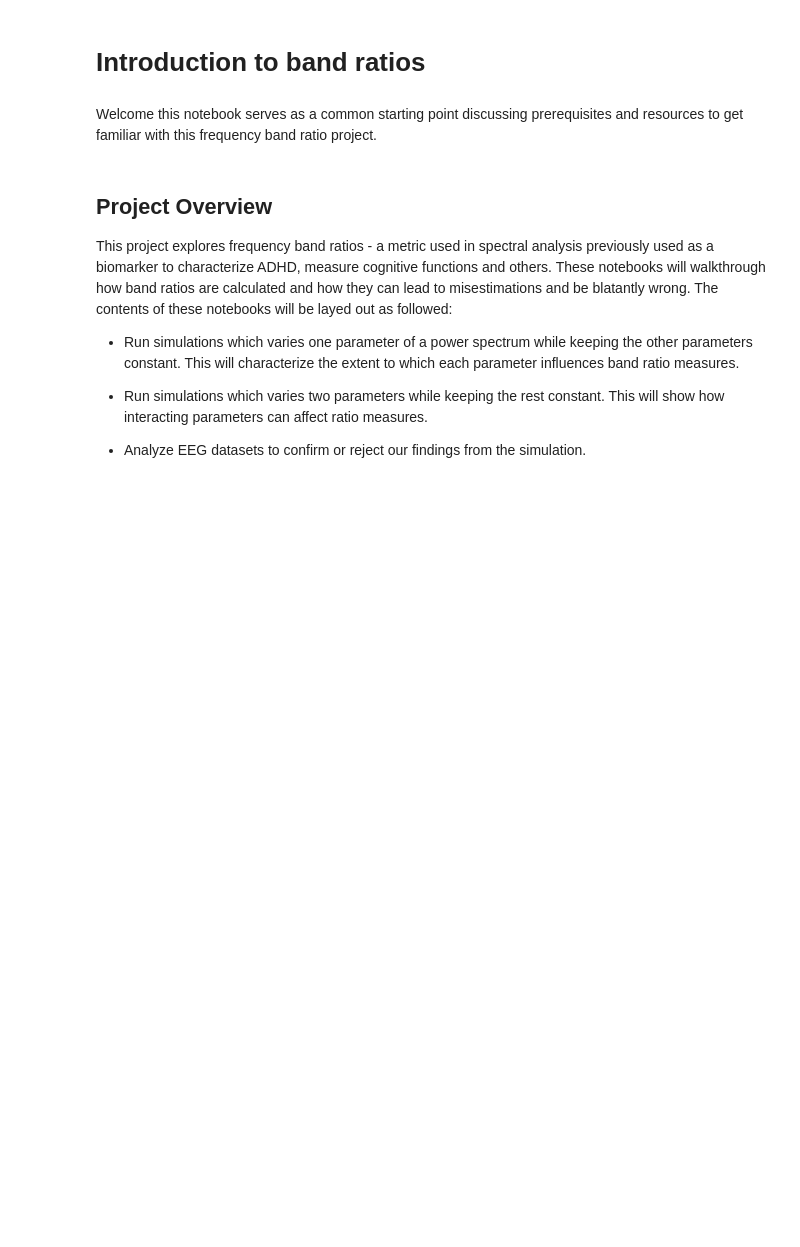
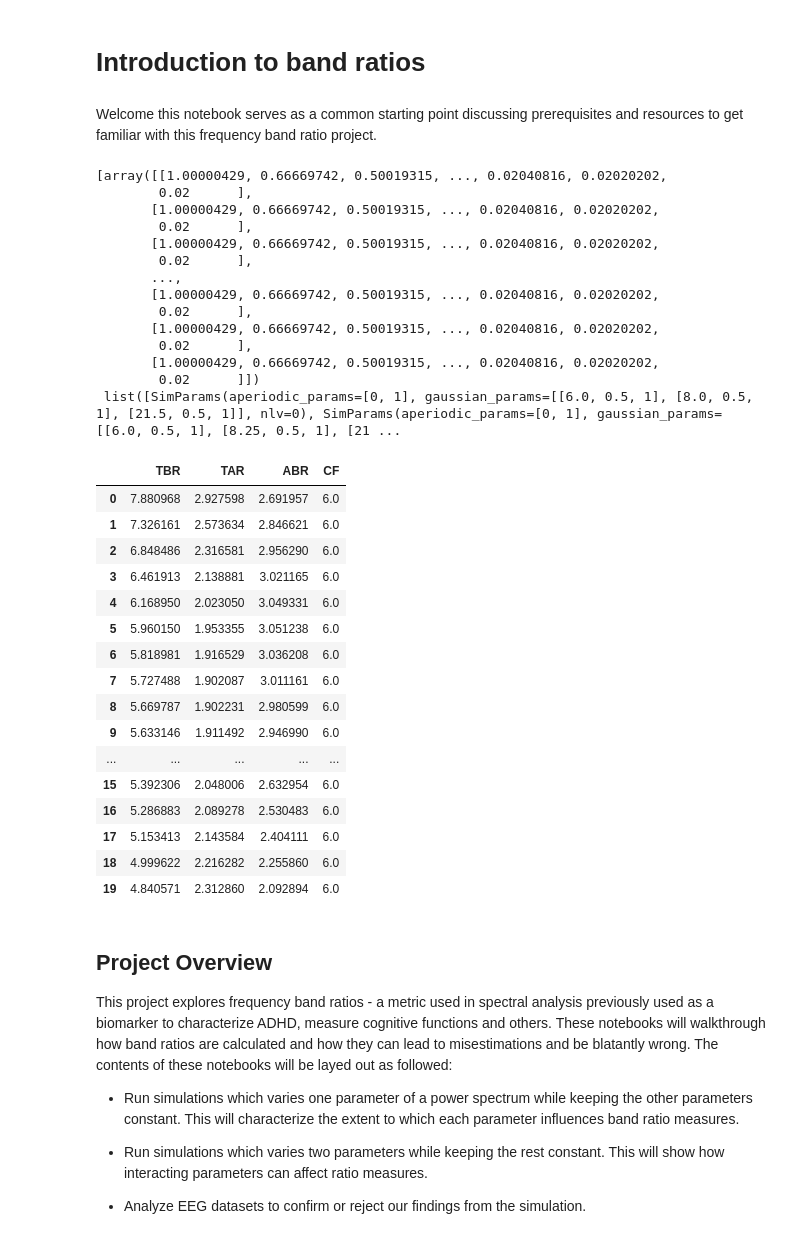
Before and after one commit to voytekresearch/BandRatios, a Jupyter notebook: notebooks/0-Band-Ratio_Introduction.ipynb, the cells around one changed output. Saved outputs shown, nothing was run; the diff lists cells and outputs as text; code cells hidden in the pictures; blank space fills up the shorter version.

Commit message:
generalized single param plotting

```diff
--- a/notebooks/0-Band-Ratio_Introduction.ipynb
+++ b/notebooks/0-Band-Ratio_Introduction.ipynb
@@ -20,3 +19,63 @@ from ratios import calc_band_ratio
+# %%
+import pandas as pd
+def prep_single_sims(data, varied_param, spectral_param=1):
+    tbr = []
+    tar = []
+    abr = []
+
+    freqs = gen_freqs(FREQ_RANGE, FREQ_RES)
+    param_values = []
+    param_array = np.asarray(data[1])
+    print(data)
+    for val in param_array:
+        param_values.append(np.array(val[spectral_param])[SINGLE_SIM_PARAM_IND[varied_param]])
+
+    for param in data[0]:
+        tbr.append(calc_theta_beta_ratio(freqs, param))
+        tar.append(calc_theta_alpha_ratio(freqs, param))
+        abr.append(calc_alpha_beta_ratio(freqs, param))
+
+    # Make DataFrame of Center Frequencies and coresponding ratio values
+    cols = np.array([tbr, tar, abr,param_values]).T.tolist()
+
+    df = pd.DataFrame(cols, columns=["TBR","TAR","ABR", varied_param])
+
+    return df
+# %%
+a_shift = np.load('../dat/single_param_sims/shifting_alpha.npy')
+prep_single_sims(a_shift, "CF")
+# %% [output]
+[array([[1.00000429, 0.66669742, 0.50019315, ..., 0.02040816, 0.02020202,
+        0.02      ],
+       [1.00000429, 0.66669742, 0.50019315, ..., 0.02040816, 0.02020202,
+        0.02      ],
+       [1.00000429, 0.66669742, 0.50019315, ..., 0.02040816, 0.02020202,
+        0.02      ],
+       ...,
+       [1.00000429, 0.66669742, 0.50019315, ..., 0.02040816, 0.02020202,
+        0.02      ],
+       [1.00000429, 0.66669742, 0.50019315, ..., 0.02040816, 0.02020202,
+        0.02      ],
+       [1.00000429, 0.66669742, 0.50019315, ..., 0.02040816, 0.02020202,
+        0.02      ]])
+ list([SimParams(aperiodic_params=[0, 1], gaussian_params=[[6.0, 0.5, 1], [8.0, 0.5, 1], [21.5, 0.5, 1]], nlv=0), SimParams(aperiodic_params=[0, 1], gaussian_params=[[6.0, 0.5, 1], [8.25, 0.5, 1], [21 ...
+|  | TBR | TAR | ABR | CF |
+| 0 | 7.880968 | 2.927598 | 2.691957 | 6.0 |
+| 1 | 7.326161 | 2.573634 | 2.846621 | 6.0 |
+| 2 | 6.848486 | 2.316581 | 2.956290 | 6.0 |
+| 3 | 6.461913 | 2.138881 | 3.021165 | 6.0 |
+| 4 | 6.168950 | 2.023050 | 3.049331 | 6.0 |
+| 5 | 5.960150 | 1.953355 | 3.051238 | 6.0 |
+| 6 | 5.818981 | 1.916529 | 3.036208 | 6.0 |
+| 7 | 5.727488 | 1.902087 | 3.011161 | 6.0 |
+| 8 | 5.669787 | 1.902231 | 2.980599 | 6.0 |
+| 9 | 5.633146 | 1.911492 | 2.946990 | 6.0 |
+| ... | ... | ... | ... | ... |
+| 15 | 5.392306 | 2.048006 | 2.632954 | 6.0 |
+| 16 | 5.286883 | 2.089278 | 2.530483 | 6.0 |
+| 17 | 5.153413 | 2.143584 | 2.404111 | 6.0 |
+| 18 | 4.999622 | 2.216282 | 2.255860 | 6.0 |
+| 19 | 4.840571 | 2.312860 | 2.092894 | 6.0 |
 # %% [markdown]
 ## Project Overview
 This project explores frequency band ratios - a metric used in spectral analysis previously used as a biomarker to characterize ADHD, measure cognitive functions and others. These notebooks will walkthrough how band ratios are calculated and how they can lead to misestimations and be blatantly wrong. The contents of these notebooks will be layed out as followed:
```
Also changed, not shown: parts of 1 cell of this notebook, 33 other files.
